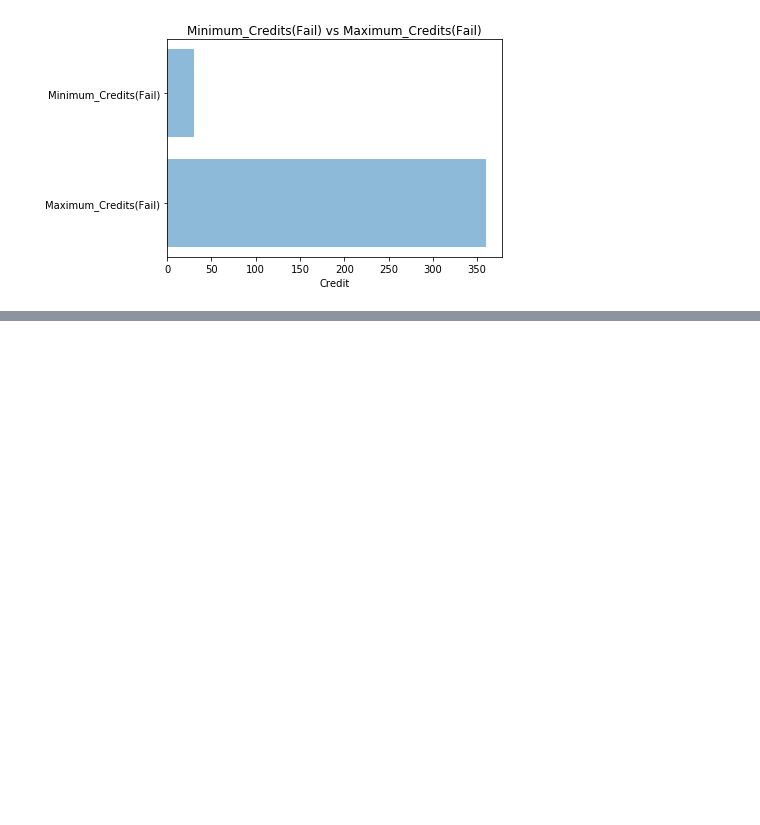
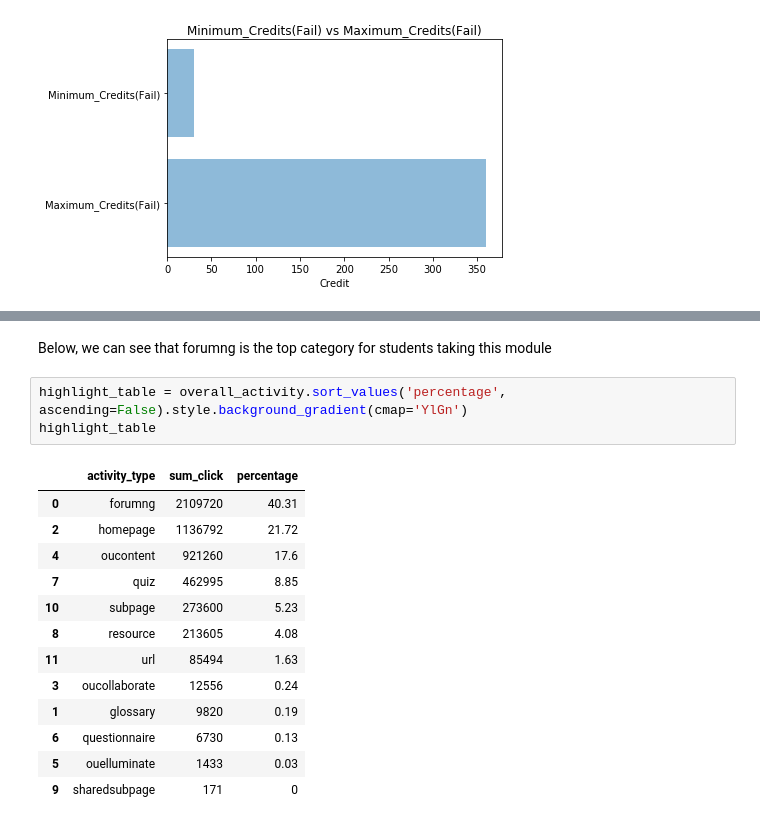
Before and after one commit to rayansami/behaviour-analysis, a Jupyter notebook: Analyzing_Open_University_Learning_Analytics_Dataset.ipynb, the cells around one changed output, grey strips where cells are left out. Saved outputs shown, nothing was run; the diff lists cells and outputs as text; blank space fills up the shorter version.

```diff
--- a/Analyzing_Open_University_Learning_Analytics_Dataset.ipynb
+++ b/Analyzing_Open_University_Learning_Analytics_Dataset.ipynb
@@ -523,0 +569,19 @@ Maximum_Credits(Fail) 360
+# %% [markdown]
+Below, we can see that forumng is the top category for students taking this module
+# %%
+highlight_table = overall_activity.sort_values('percentage', ascending=False).style.background_gradient(cmap='YlGn')
+highlight_table
+# %% [output]
+|  | activity_type | sum_click | percentage |
+| 0 | forumng | 2109720 | 40.31 |
+| 2 | homepage | 1136792 | 21.72 |
+| 4 | oucontent | 921260 | 17.6 |
+| 7 | quiz | 462995 | 8.85 |
+| 10 | subpage | 273600 | 5.23 |
+| 8 | resource | 213605 | 4.08 |
+| 11 | url | 85494 | 1.63 |
+| 3 | oucollaborate | 12556 | 0.24 |
+| 1 | glossary | 9820 | 0.19 |
+| 6 | questionnaire | 6730 | 0.13 |
+| 5 | ouelluminate | 1433 | 0.03 |
+| 9 | sharedsubpage | 171 | 0 |
```
Also changed, not shown: parts of 7 cells of this notebook.
